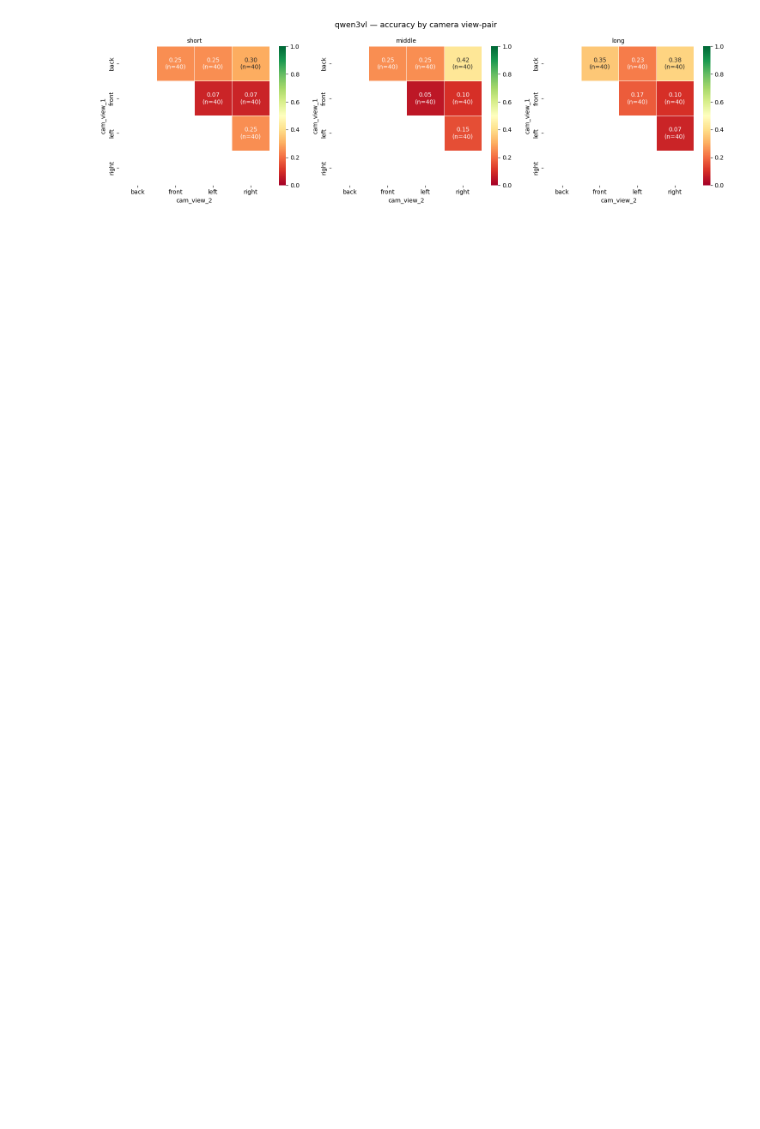
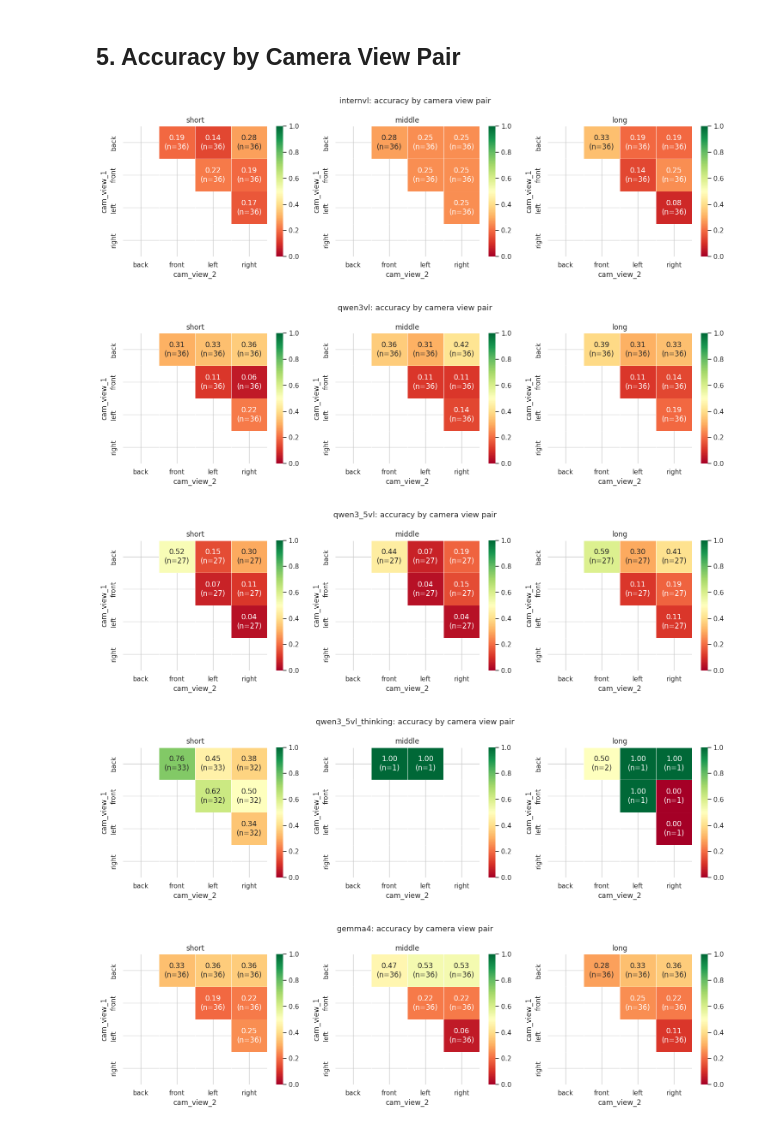
Before and after one commit to zhiying318/Parcours_recherche_server_sync, a Jupyter notebook: comfort_eval_output/pair_eval_analyse.ipynb, the cells around one changed output. Saved outputs shown, nothing was run; the diff lists cells and outputs as text; code cells hidden in the pictures; blank space fills up the shorter version.

```diff
--- a/comfort_eval_output/pair_eval_analyse.ipynb
+++ b/comfort_eval_output/pair_eval_analyse.ipynb
@@ -241,0 +385,18 @@ for model in models:
+# %%
+for model in models:
+    available = [l for l in LENGTHS if l in all_dfs.get(model, {})]
+    if not available:
+        continue
+    fig, axes = plt.subplots(1, len(LENGTHS), figsize=(5 * len(LENGTHS), 4.2))
+    if len(LENGTHS) == 1:
+        axes = [axes]
+    for ax, length in zip(axes, LENGTHS):
+        if length not in all_dfs[model]:
+            ax.axis("off")
+            ax.set_title(f"{length}\nmissing")
+            continue
+        df = all_dfs[model][length]
+        plot_confusion_on_ax(df, ax, title=f"{length} (n={len(df)})", true_labels=RELATIONS)
+    fig.suptitle(f"{model}: pair-image confusion matrices", fontsize=14)
+    plt.tight_layout()
+    plt.show()
@@ -242,62 +410,46 @@ for model in models:
+# %% [markdown]
+## 5. Accuracy by Camera View Pair
 # %%
-VIEW_SHORT = ["back", "front", "left", "right"]  # alphabetical = generation order
-
 for model in models:
-    available = [l for l in lengths if l in all_dfs.get(model, {})]
+    available = [l for l in LENGTHS if l in all_dfs.get(model, {})]
     if not available:
         continue
-
-    fig, axes = plt.subplots(1, len(available), figsize=(5 * len(available), 4.5))
-    if len(available) == 1:
+    fig, axes = plt.subplots(1, len(LENGTHS), figsize=(5 * len(LENGTHS), 4.5))
+    if len(LENGTHS) == 1:
         axes = [axes]
-
-    for ax, length in zip(axes, available):
+    for ax, length in zip(axes, LENGTHS):
+        if length not in all_dfs[model]:
+            ax.axis("off")
+            continue
         df = all_dfs[model][length]
-
         acc_matrix = np.full((4, 4), np.nan)
-        n_matrix   = np.zeros((4, 4), dtype=int)
+        n_matrix = np.zeros((4, 4), dtype=int)
         for i, v1 in enumerate(VIEW_SHORT):
             for j, v2 in enumerate(VIEW_SHORT):
                 if j <= i:
                     continue
                 sub = df[(df["view1_short"] == v1) & (df["view2_short"] == v2)]
                 if len(sub) == 0:
                     continue
                 acc_matrix[i, j] = sub["is_correct"].mean()
-                n_matrix[i, j]   = len(sub)
-
-        annot = []
+                n_matrix[i, j] = len(sub)
+        annot = np.empty((4, 4), dtype=object)
+        annot[:] = ""
         for i in range(4):
-            row = []
             for j in range(4):
-                if np.isnan(acc_matrix[i, j]):
-                    row.append("")
-                else:
-                    row.append(f"{acc_matrix[i, j]:.2f}\n(n={n_matrix[i, j]})")
-            annot.append(row)
-
+                if not np.isnan(acc_matrix[i, j]):
+                    annot[i, j] = f"{acc_matrix[i, j]:.2f}\n(n={n_matrix[i, j]})"
         mask_lower = np.tril(np.ones((4, 4), dtype=bool))
-
-        sns.heatmap(
-            acc_matrix,
-            ax=ax,
-            annot=annot,
-            fmt="",
-            mask=mask_lower,
-            cmap="RdYlGn",
-            vmin=0, vmax=1,
-            linewidths=0.5,
-            xticklabels=VIEW_SHORT,
-            yticklabels=VIEW_SHORT,
-            annot_kws={"size": 10},
-            cbar=True,
-        )
-        ax.set_title(f"{length}", fontsize=10)
+        sns.heatmap(acc_matrix, ax=ax, annot=annot, fmt="", mask=mask_lower, cmap="RdYlGn", vmin=0, vmax=1, linewidths=0.5, xticklabels=VIEW_SHORT, yticklabels=VIEW_SHORT, cbar=True)
+        ax.set_title(length)
         ax.set_xlabel("cam_view_2")
         ax.set_ylabel("cam_view_1")
-
-    fig.suptitle(f"{model} — accuracy by camera view-pair", fontsize=13)
+    fig.suptitle(f"{model}: accuracy by camera view pair", fontsize=13)
     plt.tight_layout()
     plt.show()
 # %% [output]
-[figure, old version]
+[figure, new version]
+[figure, added]
+[figure, added]
+[figure, added]
+[figure, added]
```
Also changed, not shown: parts of 26 cells of this notebook, 35 other files.
